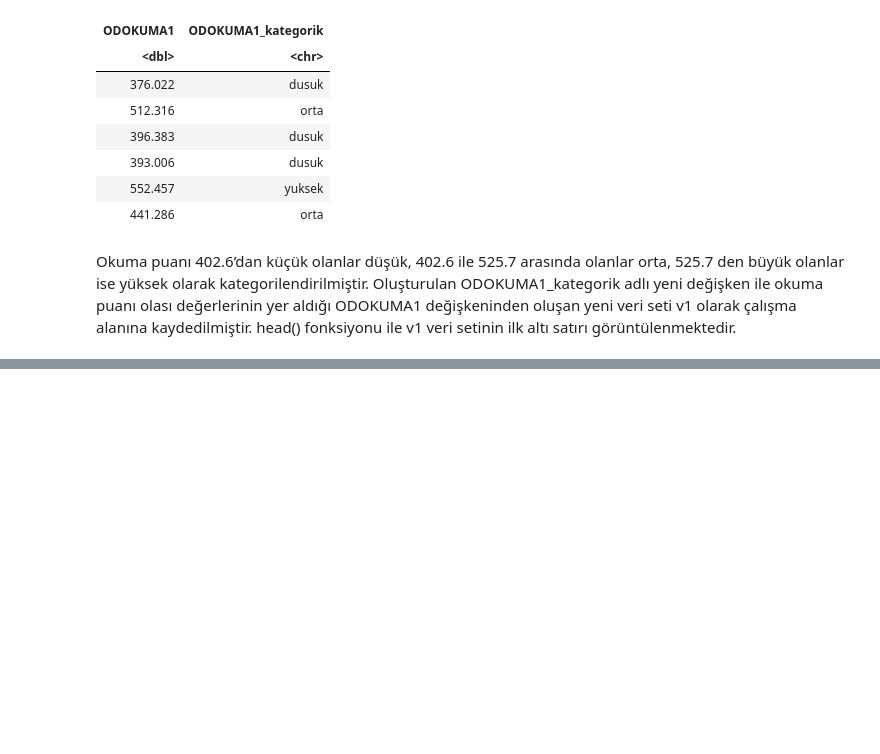
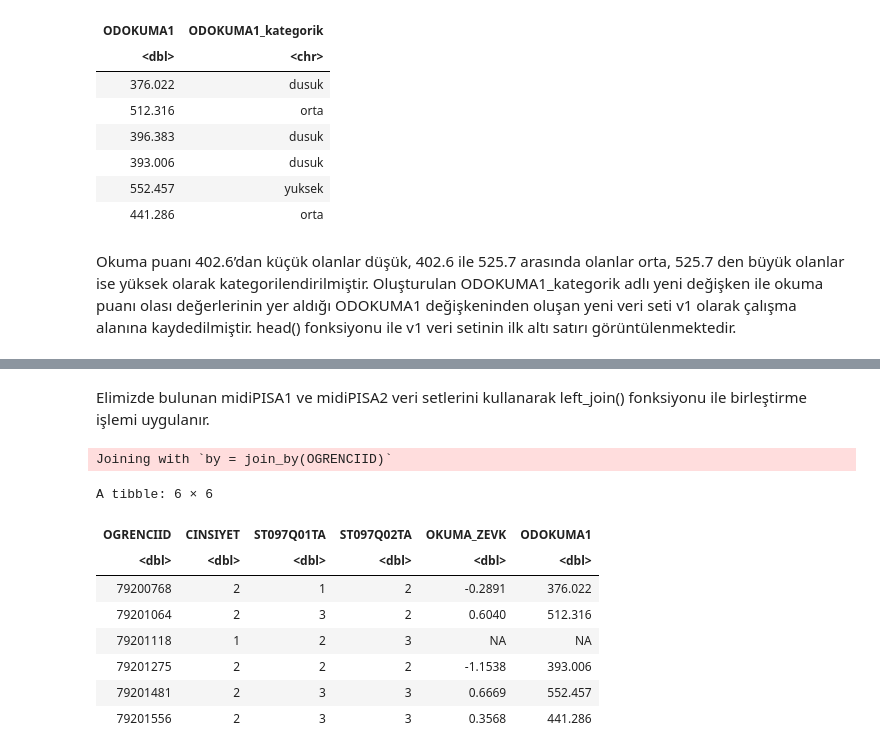
Before and after one commit to azem46/R_Colab_Handbook, a Jupyter notebook: R_Ders_12_Dplyr_Tekrar.ipynb, the cells around one changed output, grey strips where cells are left out. Drawn from its saved outputs; the diff is of its cells as text; code cells hidden in the pictures; blank space fills up the shorter version.

```diff
--- a/R_Ders_12_Dplyr_Tekrar.ipynb
+++ b/R_Ders_12_Dplyr_Tekrar.ipynb
@@ -574,0 +961,15 @@ Okuma puanı 402.6’dan küçük olanlar düşük, 402.6 ile 525.7 arasında ol
+# %% [markdown]
+Elimizde bulunan midiPISA1 ve midiPISA2 veri setlerini kullanarak left_join() fonksiyonu ile birleştirme işlemi uygulanır.
+# %%
+midiPISA1%>% left_join(midiPISA2) #veri birleştirme
+# %% [output]
+Joining with `by = join_by(OGRENCIID)`
+A tibble: 6 × 6
+| OGRENCIID | CINSIYET | ST097Q01TA | ST097Q02TA | OKUMA_ZEVK | ODOKUMA1 |
+| <dbl> | <dbl> | <dbl> | <dbl> | <dbl> | <dbl> |
+| 79200768 | 2 | 1 | 2 | -0.2891 | 376.022 |
+| 79201064 | 2 | 3 | 2 | 0.6040 | 512.316 |
+| 79201118 | 1 | 2 | 3 | NA | NA |
+| 79201275 | 2 | 2 | 2 | -1.1538 | 393.006 |
+| 79201481 | 2 | 3 | 3 | 0.6669 | 552.457 |
+| 79201556 | 2 | 3 | 3 | 0.3568 | 441.286 |
```
Also changed, not shown: parts of 94 cells of this notebook.
